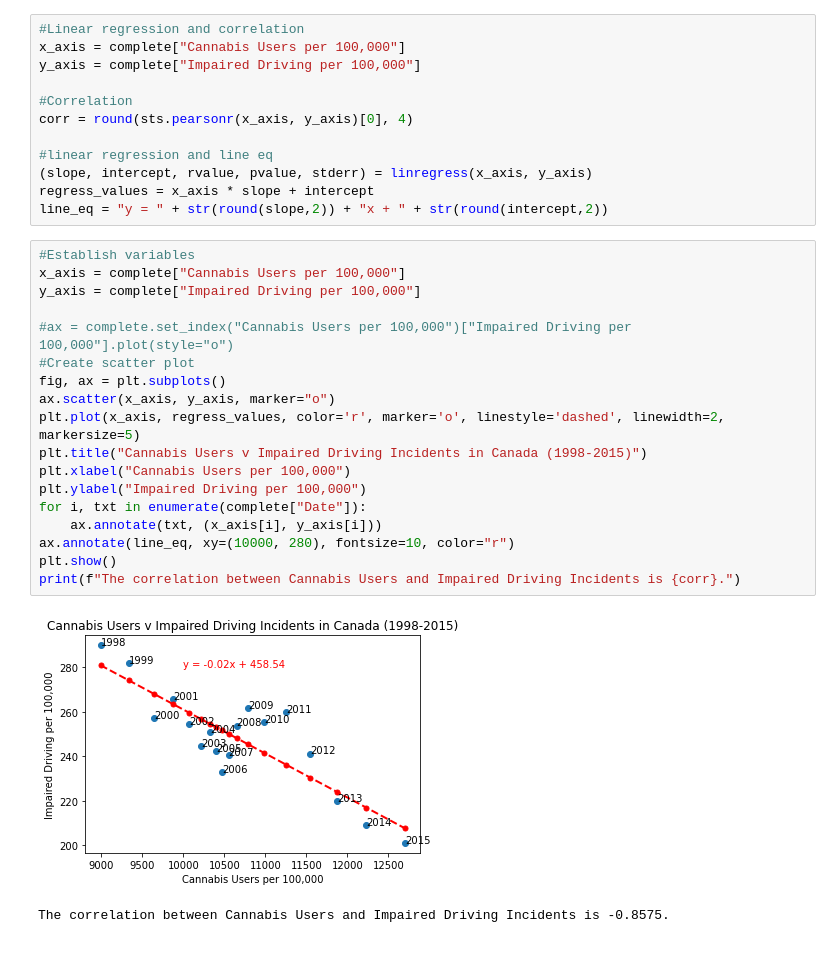
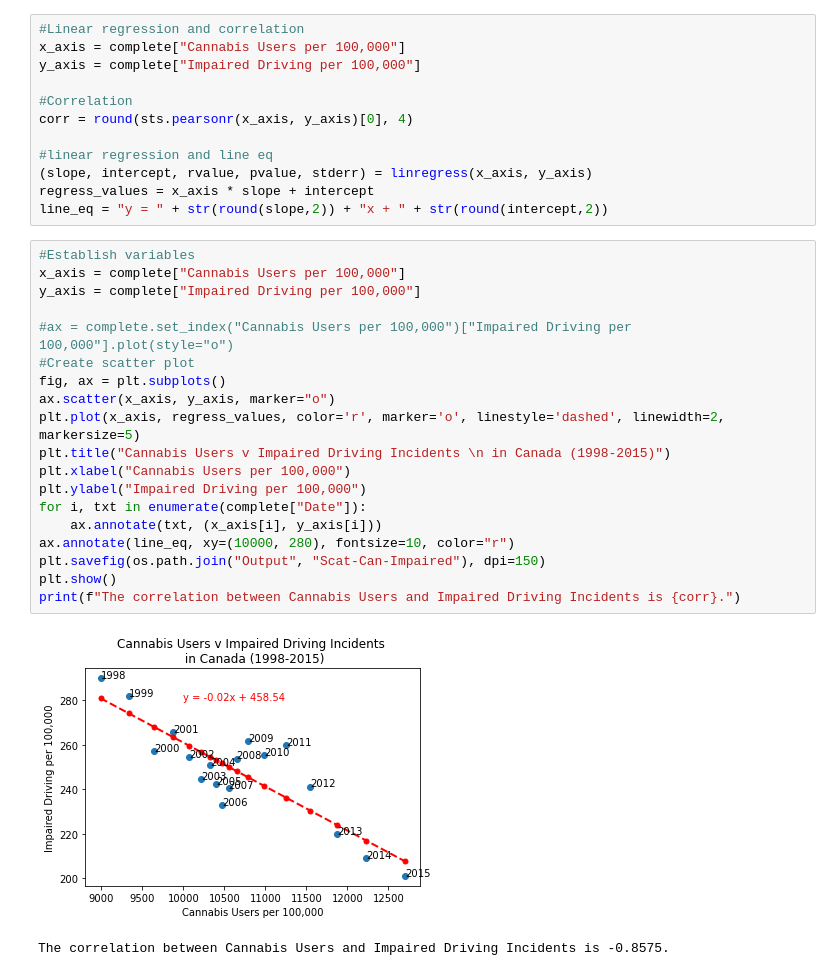
Before and after one commit to MattDavies1/Data-Bootcamp-Project, a Jupyter notebook: Cannabis_ImpairedDriving.ipynb, the cells around one changed output. Drawn from its saved outputs; the diff is of its cells as text.

```diff
--- a/Cannabis_ImpairedDriving.ipynb
+++ b/Cannabis_ImpairedDriving.ipynb
@@ -120,21 +122,22 @@ line_eq = "y = " + str(round(slope,2)) + "x + " + str(round(intercept,2))
 # %%
 #Establish variables
 x_axis = complete["Cannabis Users per 100,000"]
 y_axis = complete["Impaired Driving per 100,000"]
 
 #ax = complete.set_index("Cannabis Users per 100,000")["Impaired Driving per 100,000"].plot(style="o")
 #Create scatter plot
 fig, ax = plt.subplots()
 ax.scatter(x_axis, y_axis, marker="o")
 plt.plot(x_axis, regress_values, color='r', marker='o', linestyle='dashed', linewidth=2, markersize=5)
-plt.title("Cannabis Users v Impaired Driving Incidents in Canada (1998-2015)")
+plt.title("Cannabis Users v Impaired Driving Incidents \n in Canada (1998-2015)")
 plt.xlabel("Cannabis Users per 100,000")
 plt.ylabel("Impaired Driving per 100,000")
 for i, txt in enumerate(complete["Date"]):
     ax.annotate(txt, (x_axis[i], y_axis[i]))
 ax.annotate(line_eq, xy=(10000, 280), fontsize=10, color="r")
+plt.savefig(os.path.join("Output", "Scat-Can-Impaired"), dpi=150)
 plt.show()
 print(f"The correlation between Cannabis Users and Impaired Driving Incidents is {corr}.")
 # %% [output]
-[figure, old version]
+[figure, new version]
 The correlation between Cannabis Users and Impaired Driving Incidents is -0.8575.
```
Also changed, not shown: parts of 2 cells of this notebook, 15 other files.
